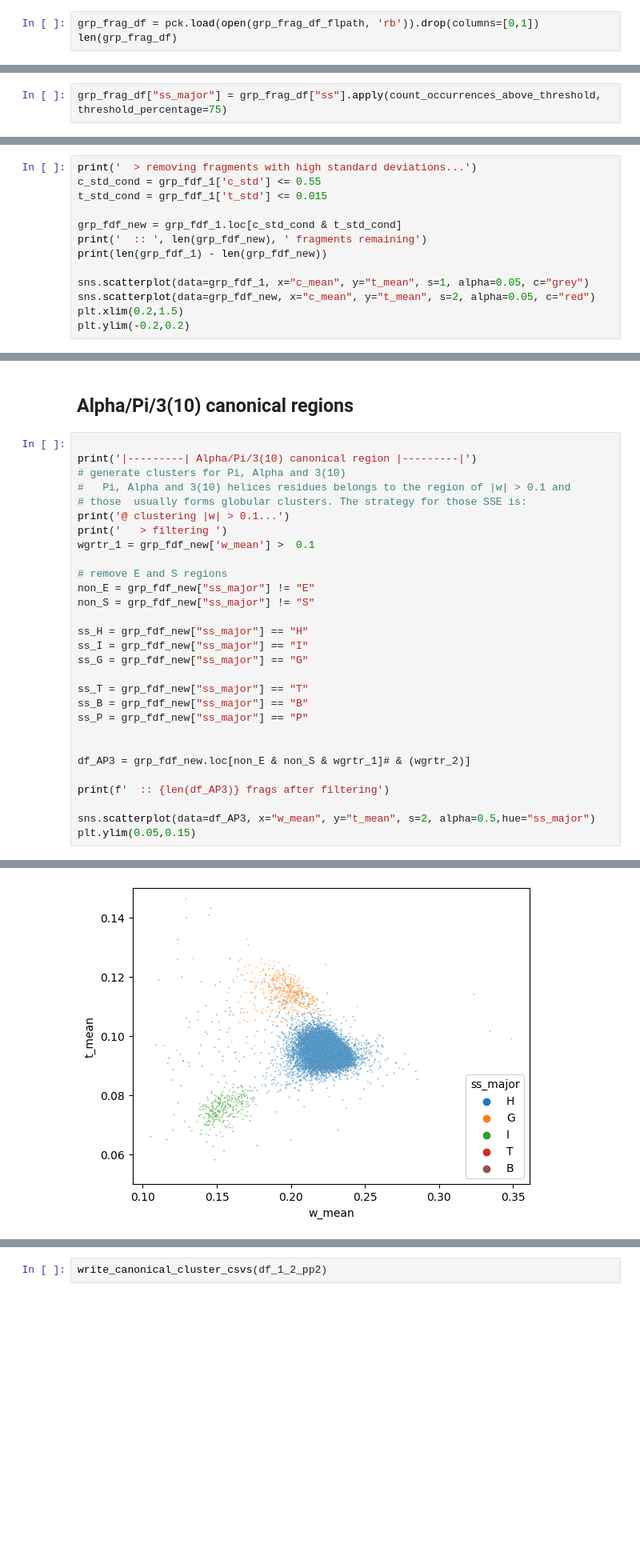
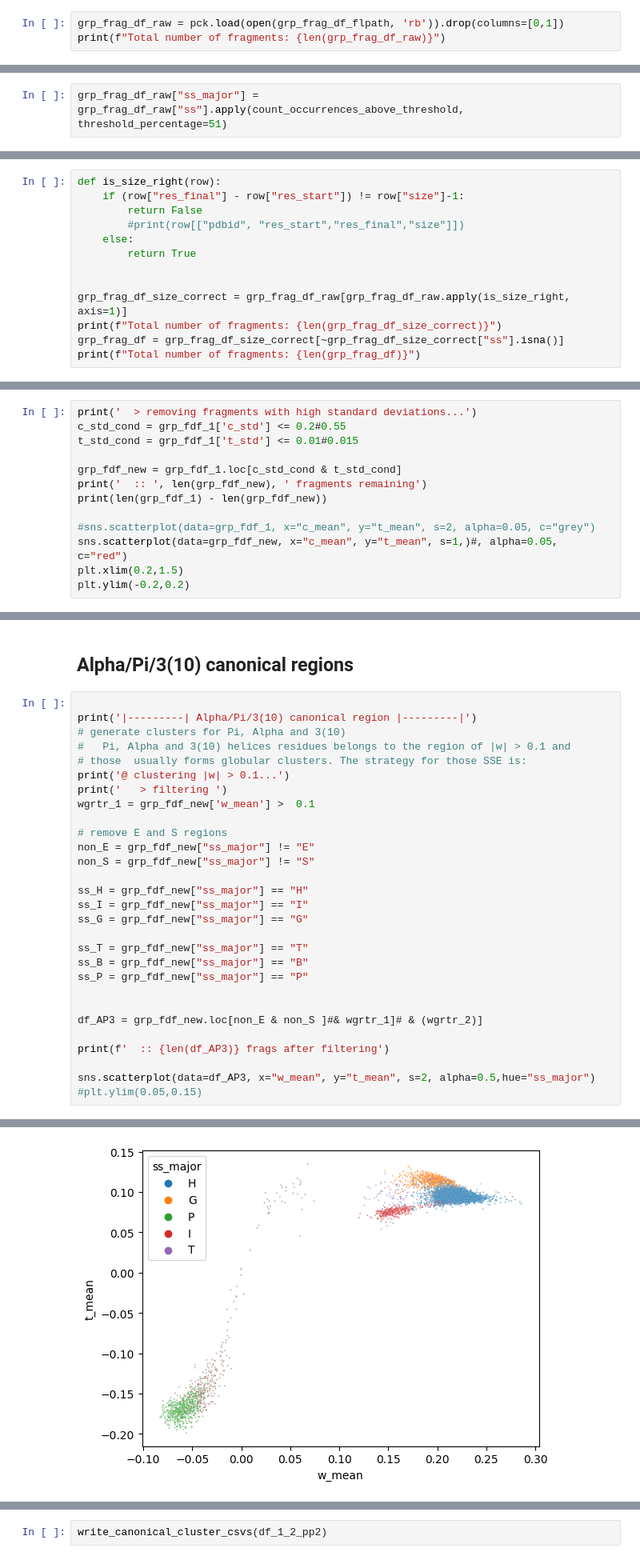
Before and after one commit to labstructbioinf/SSAxgeo, a Jupyter notebook: notebooks/SetCanonicalRegions.ipynb, the cells around one changed output, grey strips where cells are left out. Shown at 80% size. Cells and saved outputs as stored; diff of their text form; blank space fills up the shorter version.

```diff
--- a/notebooks/SetCanonicalRegions.ipynb
+++ b/notebooks/SetCanonicalRegions.ipynb
@@ -195,11 +201,11 @@ def write_canonical_cluster_csvs(df_1_2):
 # %% [markdown]
 ## Load input dataframe
 # %%
-grp_frag_df = pck.load(open(grp_frag_df_flpath, 'rb')).drop(columns=[0,1])
-len(grp_frag_df)
+grp_frag_df_raw = pck.load(open(grp_frag_df_flpath, 'rb')).drop(columns=[0,1])
+print(f"Total number of fragments: {len(grp_frag_df_raw)}")
 # %% [markdown]
 add a column containing the most predominant SSE element according to DSSP
 # %%
-grp_frag_df["ss_major"] = grp_frag_df["ss"].apply(count_occurrences_above_threshold, threshold_percentage=75)
+grp_frag_df_raw["ss_major"] = grp_frag_df_raw["ss"].apply(count_occurrences_above_threshold, threshold_percentage=51)
 # %% [output]
 347994
@@ -205,0 +215,13 @@ grp_frag_df["ss_major"] = grp_frag_df["ss"].apply(count_occurrences_above_thresh
+# %%
+def is_size_right(row):
+    if (row["res_final"] - row["res_start"]) != row["size"]-1:
+        return False
+        #print(row[["pdbid", "res_start","res_final","size"]])
+    else:
+        return True
+
+
+grp_frag_df_size_correct = grp_frag_df_raw[grp_frag_df_raw.apply(is_size_right, axis=1)]
+print(f"Total number of fragments: {len(grp_frag_df_size_correct)}")
+grp_frag_df = grp_frag_df_size_correct[~grp_frag_df_size_correct["ss"].isna()]
+print(f"Total number of fragments: {len(grp_frag_df)}")
@@ -264,15 +289,15 @@ After the analysis of the distributions plot and a bit of experimentation, we se
 - \$ \sigma_{\tau} \leq 0.015 \$
 # %%
 print('  > removing fragments with high standard deviations...')
-c_std_cond = grp_fdf_1['c_std'] <= 0.55
-t_std_cond = grp_fdf_1['t_std'] <= 0.015
+c_std_cond = grp_fdf_1['c_std'] <= 0.2#0.55
+t_std_cond = grp_fdf_1['t_std'] <= 0.01#0.015
 
 grp_fdf_new = grp_fdf_1.loc[c_std_cond & t_std_cond]
 print('  :: ', len(grp_fdf_new), ' fragments remaining')
 print(len(grp_fdf_1) - len(grp_fdf_new))
 
-sns.scatterplot(data=grp_fdf_1, x="c_mean", y="t_mean", s=1, alpha=0.05, c="grey")
-sns.scatterplot(data=grp_fdf_new, x="c_mean", y="t_mean", s=2, alpha=0.05, c="red")
+#sns.scatterplot(data=grp_fdf_1, x="c_mean", y="t_mean", s=2, alpha=0.05, c="grey")
+sns.scatterplot(data=grp_fdf_new, x="c_mean", y="t_mean", s=1,)#, alpha=0.05, c="red")
 plt.xlim(0.2,1.5)
 plt.ylim(-0.2,0.2)
 # %% [output]
@@ -358,12 +545,12 @@ ss_B = grp_fdf_new["ss_major"] == "B"
 ss_P = grp_fdf_new["ss_major"] == "P"
 
 
-df_AP3 = grp_fdf_new.loc[non_E & non_S & wgrtr_1]# & (wgrtr_2)]
+df_AP3 = grp_fdf_new.loc[non_E & non_S ]#& wgrtr_1]# & (wgrtr_2)]
 
 print(f'  :: {len(df_AP3)} frags after filtering')
 
 sns.scatterplot(data=df_AP3, x="w_mean", y="t_mean", s=2, alpha=0.5,hue="ss_major")
-plt.ylim(0.05,0.15)
+#plt.ylim(0.05,0.15)
 # %% [output]
 |---------| Alpha/Pi/3(10) canonical region |---------|
 @ clustering |w| > 0.1...
@@ -373,3 +560,3 @@ plt.ylim(0.05,0.15)
-[figure, old version]
+[figure, new version]
 # %%
 sns.scatterplot(data=df_AP3, x="c_mean", y="t_mean", s=2, alpha=0.5,hue="ss_major")
```
Also changed, not shown: parts of 61 cells of this notebook, 3 other files.
